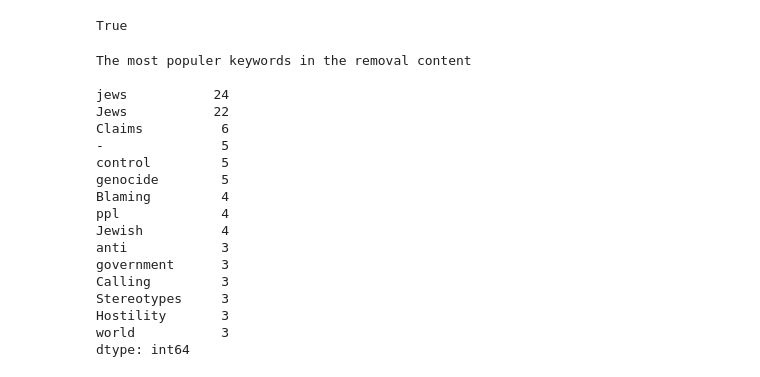
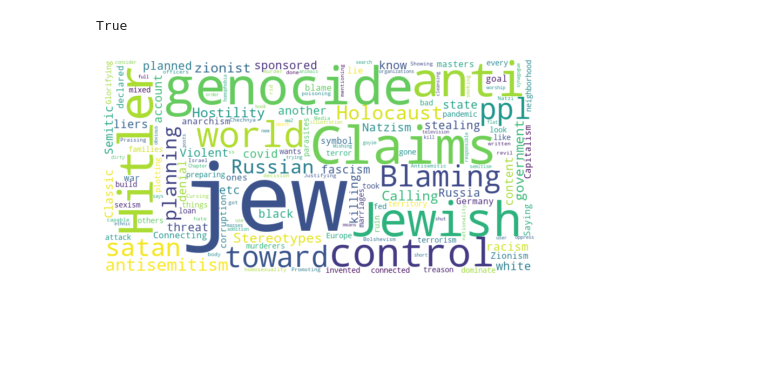
Before and after one commit to zackb124/Data-analysis-project-FOA, a Jupyter notebook: inner organization report/Inner organization report.ipynb, the cells around one changed output. Cells and saved outputs as stored; diff of their text form; code cells hidden in the pictures; blank space fills up the shorter version.

```diff
--- a/inner organization report/Inner organization report.ipynb
+++ b/inner organization report/Inner organization report.ipynb
@@ -199,36 +186,28 @@ True
 # %%
 #Finding the most popular keywords in the removed content
 
 stop = stopwords.words('english')
-new_list=["picture","video","pic","cartoon","photo","int","dtype","Claiming","claiming","dtype","int64"," int64 ",  "int64 ",  " int64","dtype: int64"]
+new_list=["picture","video","pic","cartoon","photo","int","dtype","Claiming","claiming","non","dtype","int64"," int64 ",  "int64 ",  " int64","dtype: int64"]
 stop.extend(new_list)
 
-desc_column_without_sw = removed_posts_description.apply(lambda x: ' '.join([word for word in x.split() if word not in (stop)]))
+
+from wordcloud import WordCloud, STOPWORDS, ImageColorGenerator
 
 
-#from collections import Counter
+text = " ".join(word for word in removed_posts_description.astype(str))
+wordcloud = WordCloud(stopwords=stop, background_color="white", width=800, height=400).generate(text)
 
-desc_column_without_sw = pd.Series(' '.join(desc_column_without_sw).split()).value_counts()[:15]
+plt.axis("off")
 
-print("The most populer keywords in the removal content \n")
 
-print(desc_column_without_sw)
+plt.tight_layout(pad=0)
+
+plt.imshow(wordcloud, interpolation='bilinear')
+
+
+plt.savefig("wordcloud_new.png",dpi='figure',
+        bbox_inches= 'tight', pad_inches=0.1,
+        facecolor='auto', edgecolor='auto',
+        backend=None)
 # %% [output]
-The most populer keywords in the removal content
-
-jews           24
-Jews           22
-Claims          6
--               5
-control         5
-genocide        5
-Blaming         4
-ppl             4
-Jewish          4
-anti            3
-government      3
-Calling         3
-Stereotypes     3
-Hostility       3
-world           3
-dtype: int64
+[figure, added]
```
Also changed, not shown: parts of 4 cells of this notebook, 7 other files.
